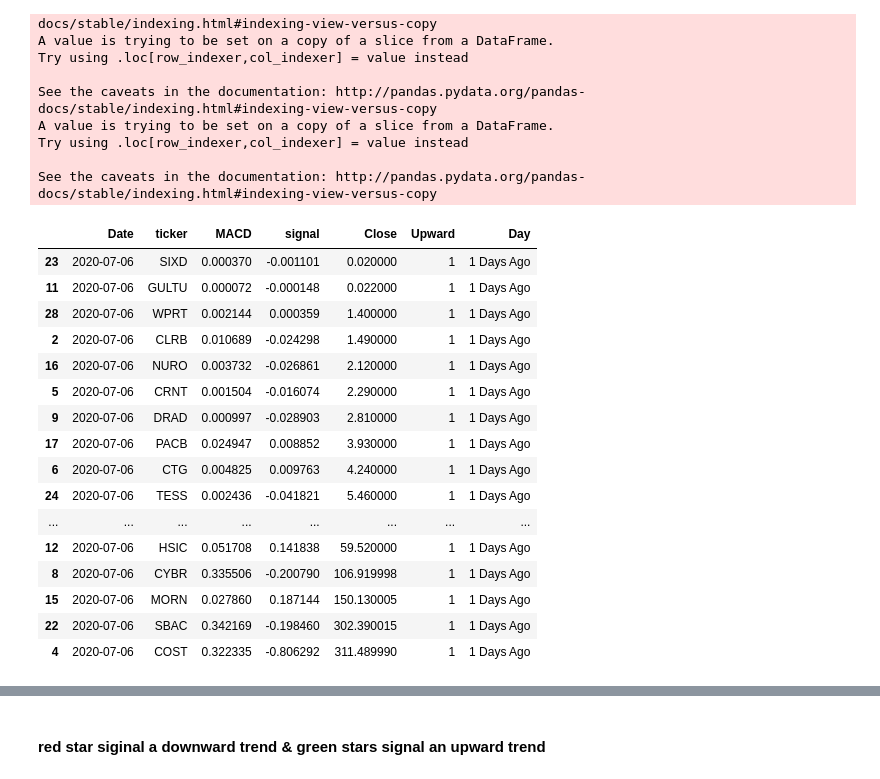
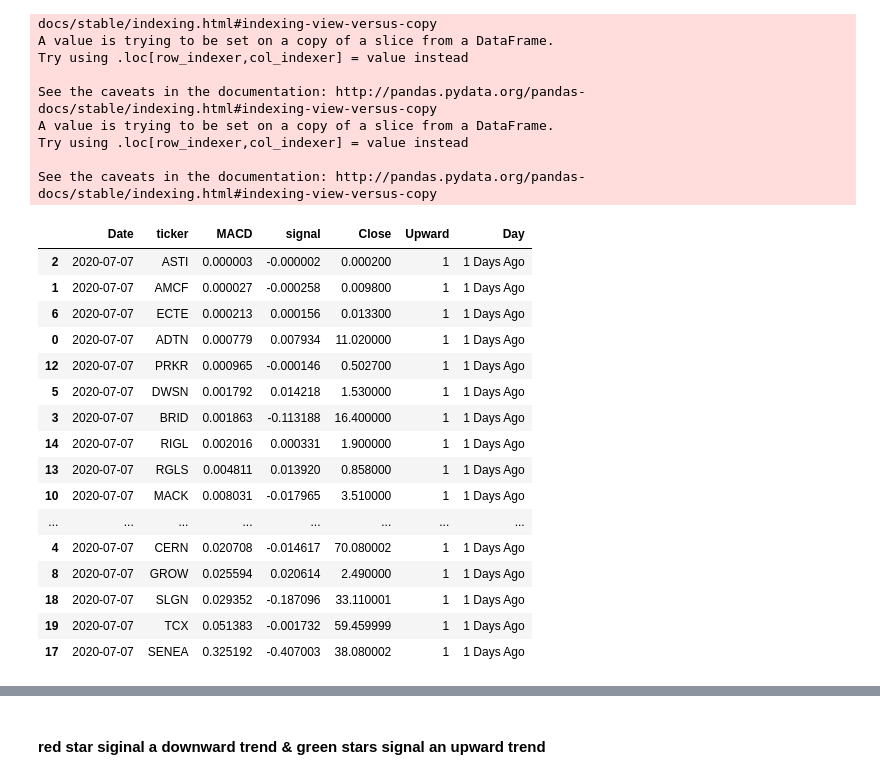
Before and after one commit to Mtaylert/Stock_Evaluation, a Jupyter notebook: StockEvaluations.ipynb, the cells around one changed output, grey strips where cells are left out. Saved outputs shown, nothing was run; the diff lists cells and outputs as text; code cells hidden in the pictures.

```diff
--- a/StockEvaluations.ipynb
+++ b/StockEvaluations.ipynb
@@ -51,3 +51,5 @@ def get_quote_data_by_minute(symbol='SPCE', data_range='1d', data_interval='1m')
     df.columns = ['OPEN', 'HIGH','LOW','CLOSE','VOLUME']    #Renaming columns in pandas
     df=df.reset_index()
     return df
+# %%
+min_by_min = get_quote_data_by_minute(symbol='AMD',data_range='1d', data_interval='1m')
@@ -69,6 +91,8 @@ def generate_stock_data(start_date,end_date,ticker):
     mapping = {0:'Mon',1:'Tues',2:'Wed',3:'Thurs',4:'Fri',5:'Sat',6:'Sun'}
     data['DOW'] = data['Date'].dt.dayofweek
     data['DOW_Mapped'] =data['DOW'].map(mapping)
+    data['Date']=data['Date'].dt.date
+    #data['Date']=pd.to_datetime(data['Date'])
 
 
     #calculate 7 day moving average with open and close
@@ -209,4 +239,7 @@ ZU is delisted
 # %%
 NASDAQ_df = pd.concat(all_data)
+# %%
+NASDAQ_df['Date']=NASDAQ_df['Date'].dt.date
+NASDAQ_df['Date']=pd.to_datetime(NASDAQ_df['Date'])
 # %%
 from datetime import datetime
@@ -215,6 +249,7 @@ def upward_trending_stocks(nasdaq_data,end_date,start_date_lb=10,upward=True):
     if upward==True:
         start_date = datetime.today() - timedelta(days=start_date_lb)
         yesterday = datetime.today() - timedelta(days=1)
+
         start_date = str(start_date.year)+"-"+str(start_date.month)+"-"+str(start_date.day)
         yesterday = str(yesterday.year)+"-"+str(yesterday.month)+"-"+str(yesterday.day)
 
@@ -250,9 +285,9 @@ def upward_trending_stocks(nasdaq_data,end_date,start_date_lb=10,upward=True):
             new_frame.append(curr_shift)
 
         Final_Shifts = pd.concat(new_frame)
-        Final_Shifts=Final_Shifts[Final_Shifts['Date']==yesterday]
+        Final_Shifts=Final_Shifts[Final_Shifts['Date']==end_date]
         Final_Shifts=Final_Shifts.reset_index(drop=True)
-        Final_Shifts=Final_Shifts[Final_Shifts['']]
+        Final_Shifts=Final_Shifts[Final_Shifts['MACD']>0]
         return (nasdaq_data,Final_Shifts)
     else:
         start_date = datetime.today() - timedelta(days=start_date_lb)
@@ -292,8 +327,9 @@ def upward_trending_stocks(nasdaq_data,end_date,start_date_lb=10,upward=True):
             new_frame.append(curr_shift)
 
         Final_Shifts = pd.concat(new_frame)
-        Final_Shifts=Final_Shifts[Final_Shifts['Date']==yesterday]
+        Final_Shifts=Final_Shifts[Final_Shifts['Date']==end_date]
         Final_Shifts=Final_Shifts.reset_index(drop=True)
+        Final_Shifts=Final_Shifts[Final_Shifts['MACD']<0]
         return (nasdaq_data,Final_Shifts)
 # %%
 CurrNas_up,TopShifts_up = upward_trending_stocks(NASDAQ_df,now,10,upward=True)
@@ -336,22 +371,22 @@ Try using .loc[row_indexer,col_indexer] = value instead
 
 See the caveats in the documentation: http://pandas.pydata.org/pandas-docs/stable/indexing.html#indexing-view-versus-copy
 # %%
-TopShifts_up[TopShifts_up['Day']=='1 Days Ago'].sort_values('Close')
+TopShifts_up[TopShifts_up['Day']=='1 Days Ago'].sort_values('MACD')
 # %% [output]
 |  | Date | ticker | MACD | signal | Close | Upward | Day |
-| 23 | 2020-07-06 | SIXD | 0.000370 | -0.001101 | 0.020000 | 1 | 1 Days Ago |
-| 11 | 2020-07-06 | GULTU | 0.000072 | -0.000148 | 0.022000 | 1 | 1 Days Ago |
-| 28 | 2020-07-06 | WPRT | 0.002144 | 0.000359 | 1.400000 | 1 | 1 Days Ago |
-| 2 | 2020-07-06 | CLRB | 0.010689 | -0.024298 | 1.490000 | 1 | 1 Days Ago |
-| 16 | 2020-07-06 | NURO | 0.003732 | -0.026861 | 2.120000 | 1 | 1 Days Ago |
-| 5 | 2020-07-06 | CRNT | 0.001504 | -0.016074 | 2.290000 | 1 | 1 Days Ago |
-| 9 | 2020-07-06 | DRAD | 0.000997 | -0.028903 | 2.810000 | 1 | 1 Days Ago |
-| 17 | 2020-07-06 | PACB | 0.024947 | 0.008852 | 3.930000 | 1 | 1 Days Ago |
-| 6 | 2020-07-06 | CTG | 0.004825 | 0.009763 | 4.240000 | 1 | 1 Days Ago |
-| 24 | 2020-07-06 | TESS | 0.002436 | -0.041821 | 5.460000 | 1 | 1 Days Ago |
+| 2 | 2020-07-07 | ASTI | 0.000003 | -0.000002 | 0.000200 | 1 | 1 Days Ago |
+| 1 | 2020-07-07 | AMCF | 0.000027 | -0.000258 | 0.009800 | 1 | 1 Days Ago |
+| 6 | 2020-07-07 | ECTE | 0.000213 | 0.000156 | 0.013300 | 1 | 1 Days Ago |
+| 0 | 2020-07-07 | ADTN | 0.000779 | 0.007934 | 11.020000 | 1 | 1 Days Ago |
+| 12 | 2020-07-07 | PRKR | 0.000965 | -0.000146 | 0.502700 | 1 | 1 Days Ago |
+| 5 | 2020-07-07 | DWSN | 0.001792 | 0.014218 | 1.530000 | 1 | 1 Days Ago |
+| 3 | 2020-07-07 | BRID | 0.001863 | -0.113188 | 16.400000 | 1 | 1 Days Ago |
+| 14 | 2020-07-07 | RIGL | 0.002016 | 0.000331 | 1.900000 | 1 | 1 Days Ago |
+| 13 | 2020-07-07 | RGLS | 0.004811 | 0.013920 | 0.858000 | 1 | 1 Days Ago |
+| 10 | 2020-07-07 | MACK | 0.008031 | -0.017965 | 3.510000 | 1 | 1 Days Ago |
 | ... | ... | ... | ... | ... | ... | ... | ... |
-| 12 | 2020-07-06 | HSIC | 0.051708 | 0.141838 | 59.520000 | 1 | 1 Days Ago |
-| 8 | 2020-07-06 | CYBR | 0.335506 | -0.200790 | 106.919998 | 1 | 1 Days Ago |
-| 15 | 2020-07-06 | MORN | 0.027860 | 0.187144 | 150.130005 | 1 | 1 Days Ago |
-| 22 | 2020-07-06 | SBAC | 0.342169 | -0.198460 | 302.390015 | 1 | 1 Days Ago |
-| 4 | 2020-07-06 | COST | 0.322335 | -0.806292 | 311.489990 | 1 | 1 Days Ago |
+| 4 | 2020-07-07 | CERN | 0.020708 | -0.014617 | 70.080002 | 1 | 1 Days Ago |
+| 8 | 2020-07-07 | GROW | 0.025594 | 0.020614 | 2.490000 | 1 | 1 Days Ago |
+| 18 | 2020-07-07 | SLGN | 0.029352 | -0.187096 | 33.110001 | 1 | 1 Days Ago |
+| 19 | 2020-07-07 | TCX | 0.051383 | -0.001732 | 59.459999 | 1 | 1 Days Ago |
+| 17 | 2020-07-07 | SENEA | 0.325192 | -0.407003 | 38.080002 | 1 | 1 Days Ago |
```
Also changed, not shown: parts of 19 cells of this notebook, 2 other files.
